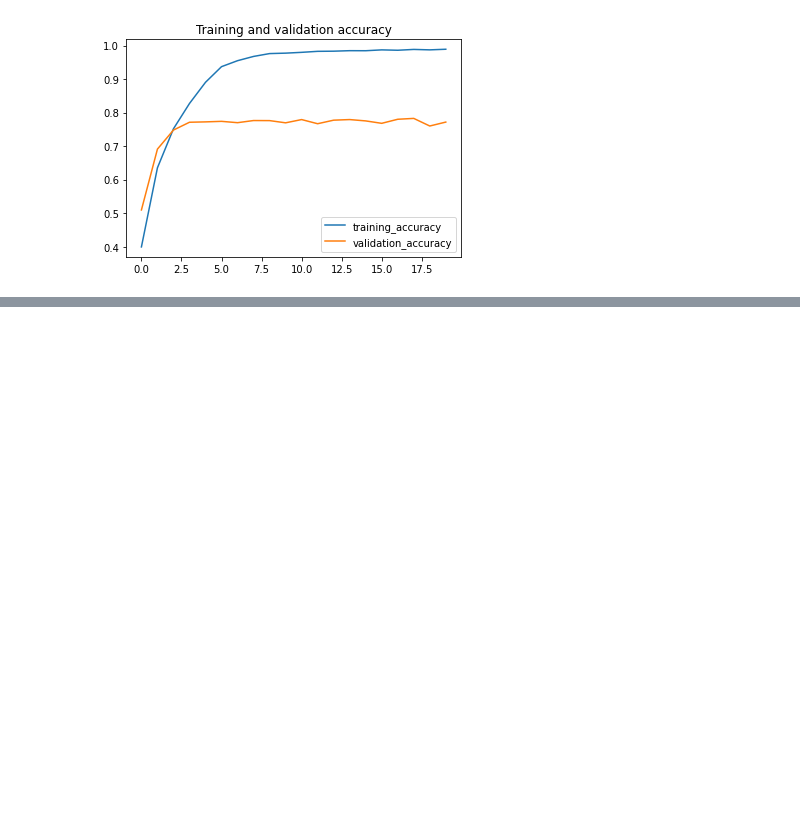
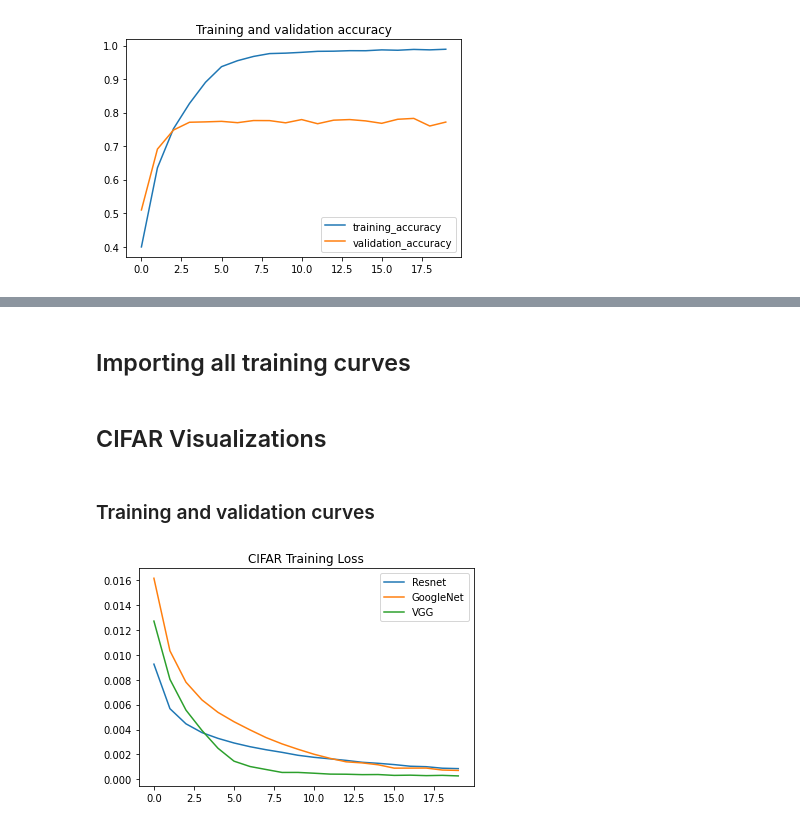
Before and after one commit to khalit7/Computer_Vision_Models_Analysis, a Jupyter notebook: Image_classification.ipynb, the cells around one changed output, grey strips where cells are left out. Saved outputs shown, nothing was run; the diff lists cells and outputs as text; code cells hidden in the pictures; blank space fills up the shorter version.

Commit message:
Added training and validation curves visualizations for all models

```diff
--- a/Image_classification.ipynb
+++ b/Image_classification.ipynb
@@ -811,0 +887,29 @@ plot_helper("Training and validation accuracy",training_accuracy = training_acc_
+# %% [markdown]
+## Importing all training curves
+# %%
+def retrive_history(model_name,data_name):
+  return np.load(base_path + model_name+"/{}_train_loss.npy".format(data_name))\
+  ,np.load(base_path + model_name+"/{}_train_acc.npy".format(data_name))\
+  ,np.load(base_path + model_name+"/{}_val_loss.npy".format(data_name))\
+  ,np.load(base_path + model_name+"/{}_val_acc.npy".format(data_name))
+# %%
+## CIFAR
+Resnet_t_l_CIFAR,Resnet_t_a_CIFAR,Resnet_v_l_CIFAR,Resnet_v_a_CIFAR = retrive_history("Resnet","CIFAR")
+
+Googlenet_t_l_CIFAR,Googlenet_t_a_CIFAR,Googlenet_v_l_CIFAR,Googlenet_v_a_CIFAR = retrive_history("Googlenet","CIFAR")
+
+VGG_t_l_CIFAR,VGG_t_a_CIFAR,VGG_v_l_CIFAR,VGG_v_a_CIFAR = retrive_history("VGG","CIFAR")
+## MNIST
+Resnet_t_l_MNIST,Resnet_t_a_MNIST,Resnet_v_l_MNIST,Resnet_v_a_MNIST = retrive_history("Resnet","MNIST")
+
+Googlenet_t_l_MNIST,Googlenet_t_a_MNIST,Googlenet_v_l_MNIST,Googlenet_v_a_MNIST = retrive_history("Googlenet","MNIST")
+
+VGG_t_l_MNIST,VGG_t_a_MNIST,VGG_v_l_MNIST,VGG_v_a_MNIST = retrive_history("VGG","MNIST")
+# %% [markdown]
+## CIFAR Visualizations
+# %% [markdown]
+### Training and validation curves
+# %%
+plot_helper("CIFAR Training Loss",Resnet=Resnet_t_l_CIFAR,GoogleNet = Googlenet_t_l_CIFAR, VGG = VGG_t_l_CIFAR )
+# %% [output]
+[figure, added]
```
Also changed, not shown: parts of 19 cells of this notebook.
